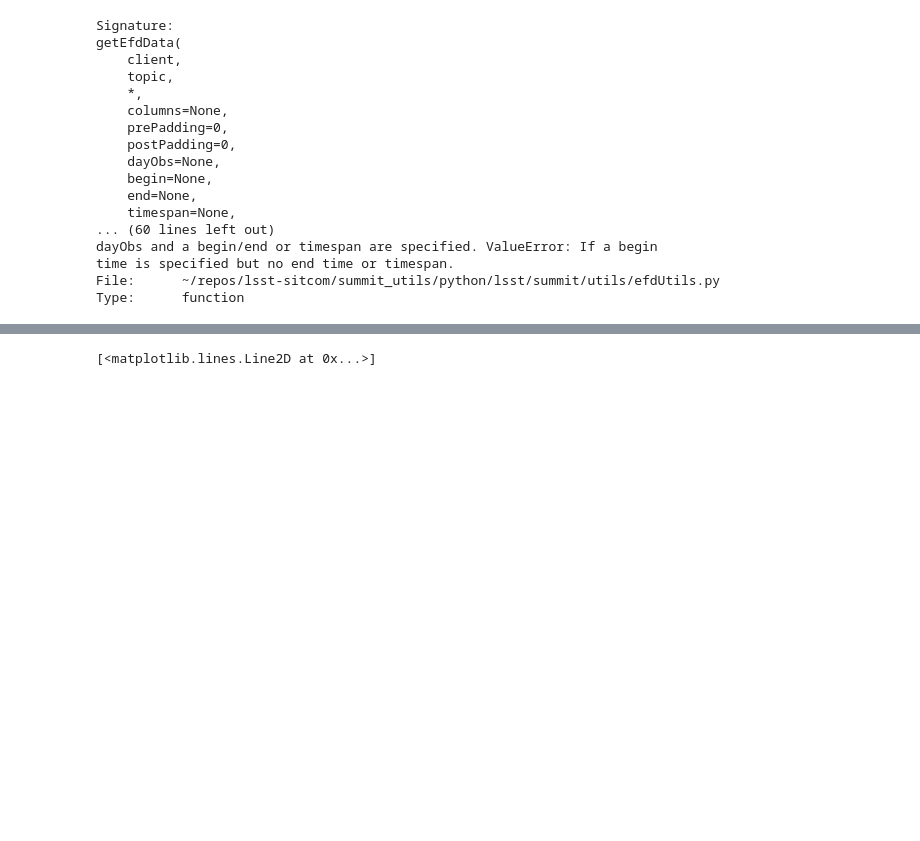
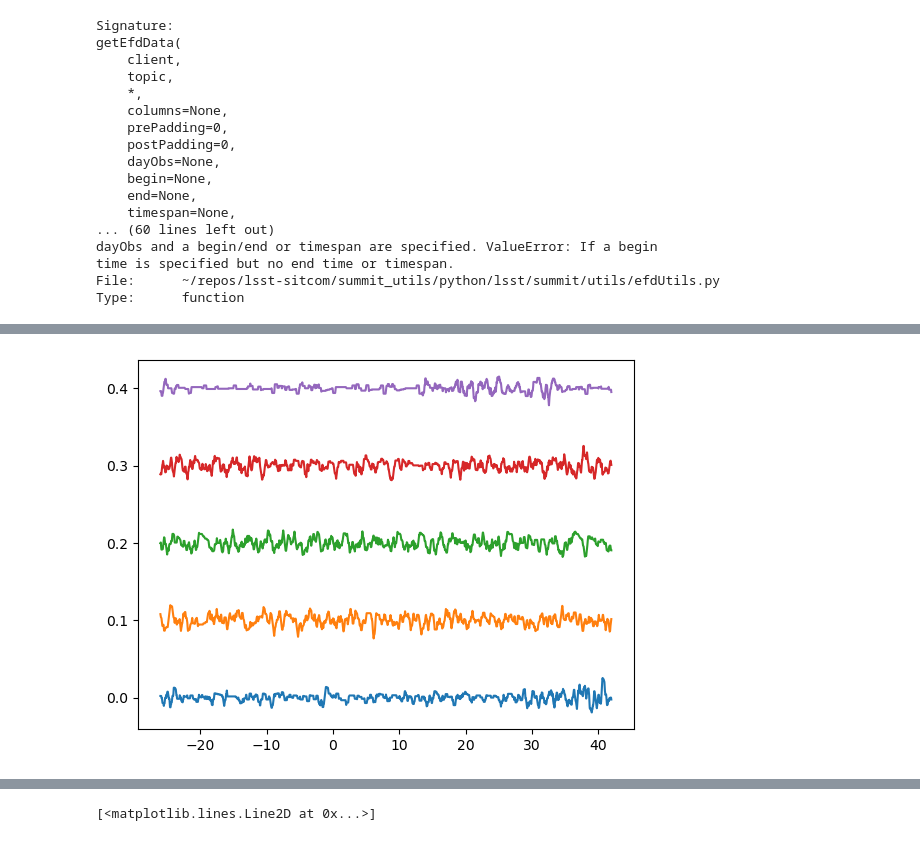
Before and after one commit to psferguson/psferguson_sitcom, a Jupyter notebook: projects/m1m3/hp_oscillations_during_slew/notebooks/decay_oscilation_fft.ipynb, the cells around one changed output, grey strips where cells are left out. Cells and saved outputs as stored; diff of their text form; code cells hidden in the pictures; blank space fills up the shorter version.

```diff
--- a/projects/m1m3/hp_oscillations_during_slew/notebooks/decay_oscilation_fft.ipynb
+++ b/projects/m1m3/hp_oscillations_during_slew/notebooks/decay_oscilation_fft.ipynb
@@ -77,0 +166,6 @@ df_m1m3_hp_0=getEfdData(client,"lsst.sal.MTM1M3.hardpointActuatorData",
+# %%
+for i in np.arange(5):
+    plt.plot(df_m1m3_hmd["private_efdStamp"] - df_m1m3_hmd["private_efdStamp"][0] - 28,
+             df_m1m3_hmd[f"pressureSensor{i + 10}"].rolling(20).mean() - df_m1m3_hmd[f"pressureSensor{i + 10}"].rolling(100).mean() + i * 0.1)
+# %% [output]
+[figure, added]
```
Also changed, not shown: parts of 10 cells of this notebook, 4 other files.
